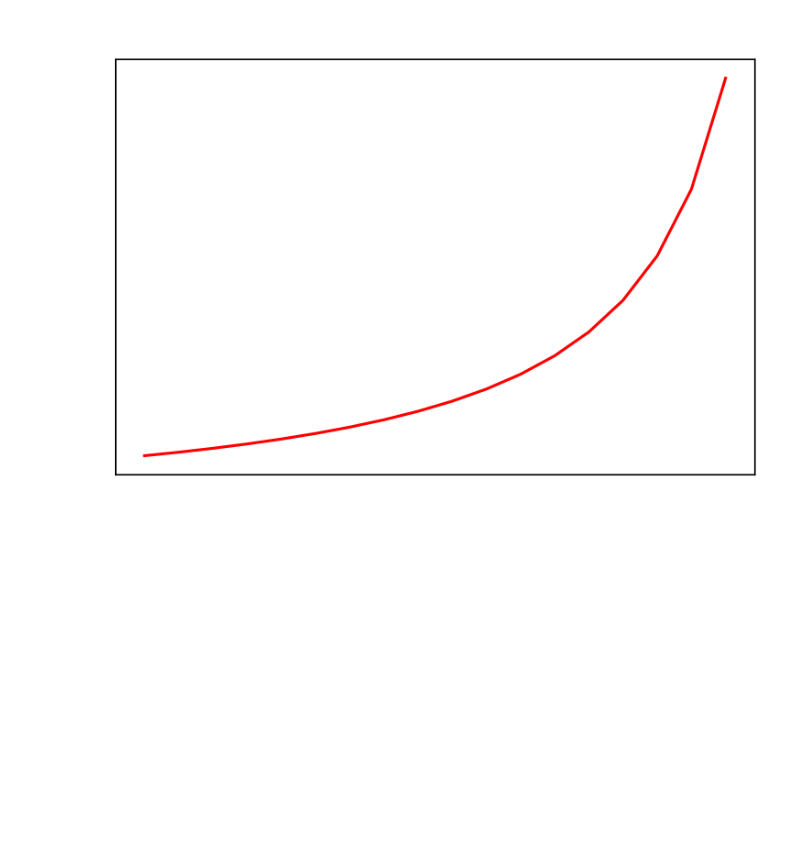
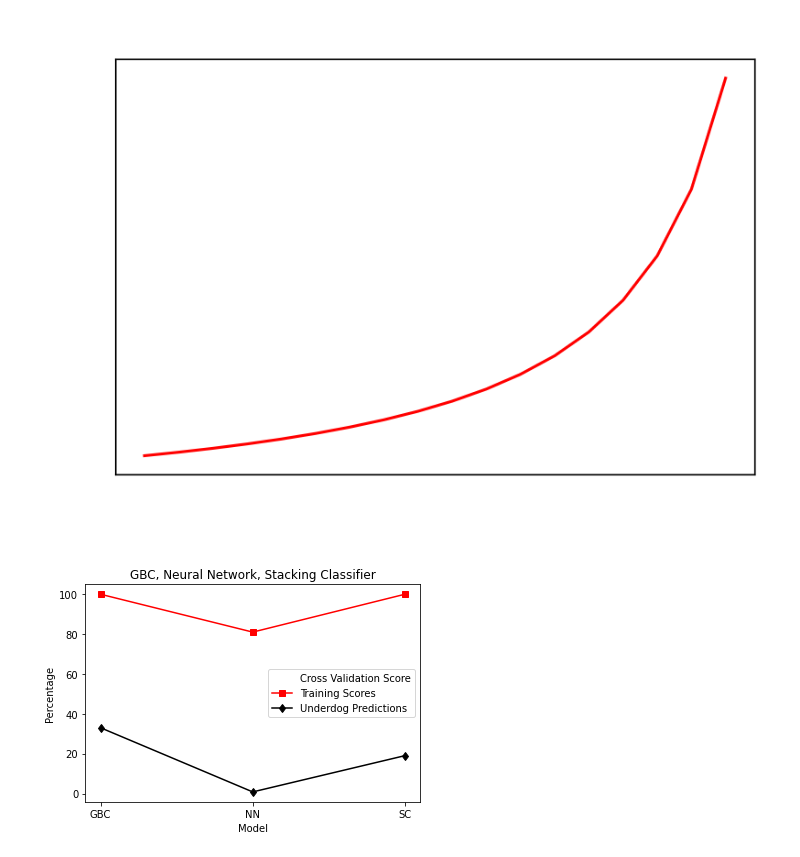
Before and after one commit to Ben-Gilbert333/Predicting_UFC_Winners, a Jupyter notebook: scratch_notebooks/odds_charts.ipynb, the cells around one changed output. Drawn from its saved outputs; the diff is of its cells as text; code cells hidden in the pictures; blank space fills up the shorter version.

Commit message:
test data cm, methods chart, updated slides

```diff
--- a/scratch_notebooks/odds_charts.ipynb
+++ b/scratch_notebooks/odds_charts.ipynb
@@ -125,3 +125,28 @@ plt.savefig('minus_odds_white_labels.png')
 plt.show()
 # %% [output]
 [figure]
+# %%
+cv_scores = [48, 80, 65]
+training_scores = [100, 81, 100]
+underdog_predictions = [33, 0.8, 19]
+
+# X-axis labels (assuming you want to label each data point)
+labels = ['GBC', 'NN', 'SC']
+
+# Create the line chart
+fig, ax = plt.subplots()
+ax.plot(labels, cv_scores, label='Cross Validation Score', marker='o', color='white')
+ax.plot(labels, training_scores, label='Training Scores', marker='s', color='red')
+ax.plot(labels, underdog_predictions, label="Underdog Predictions", marker='d', color='black')
+
+# Set the background color to transparent
+ax.set_facecolor('none')
+
+# Add labels and a legend
+plt.xlabel('Model')
+plt.ylabel('Percentage')
+plt.title('GBC, Neural Network, Stacking Classifier')
+plt.legend()
+plt.savefig('methods_chart.png', dpi=300);
+# %% [output]
+[figure, added]
```
Also changed, not shown: 3 other files.
